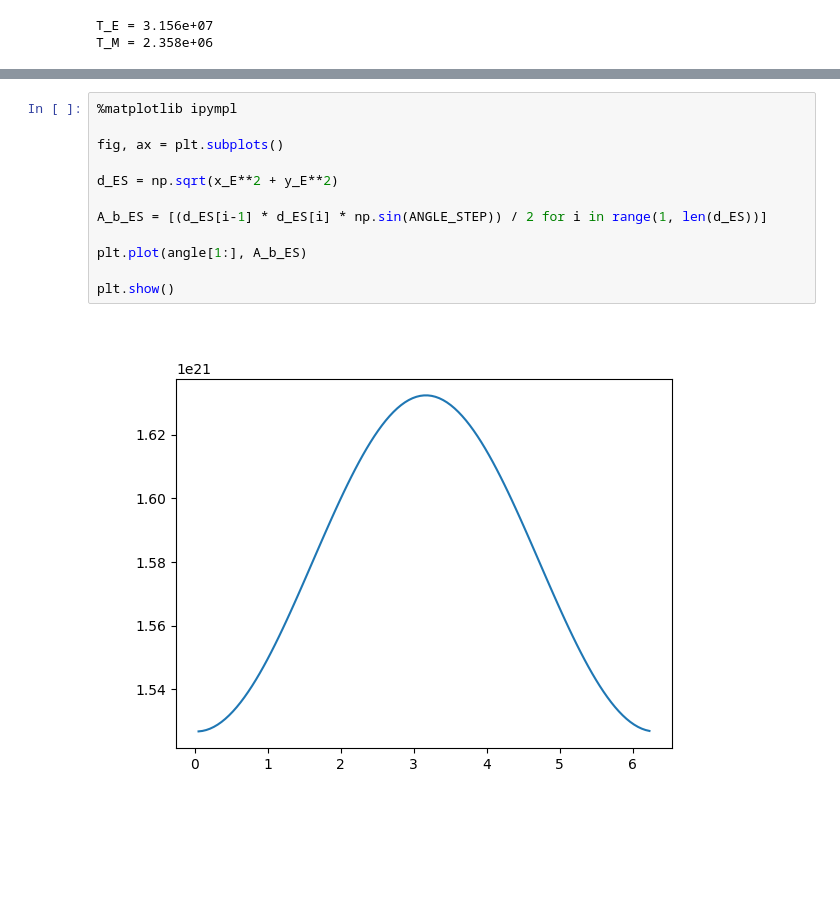
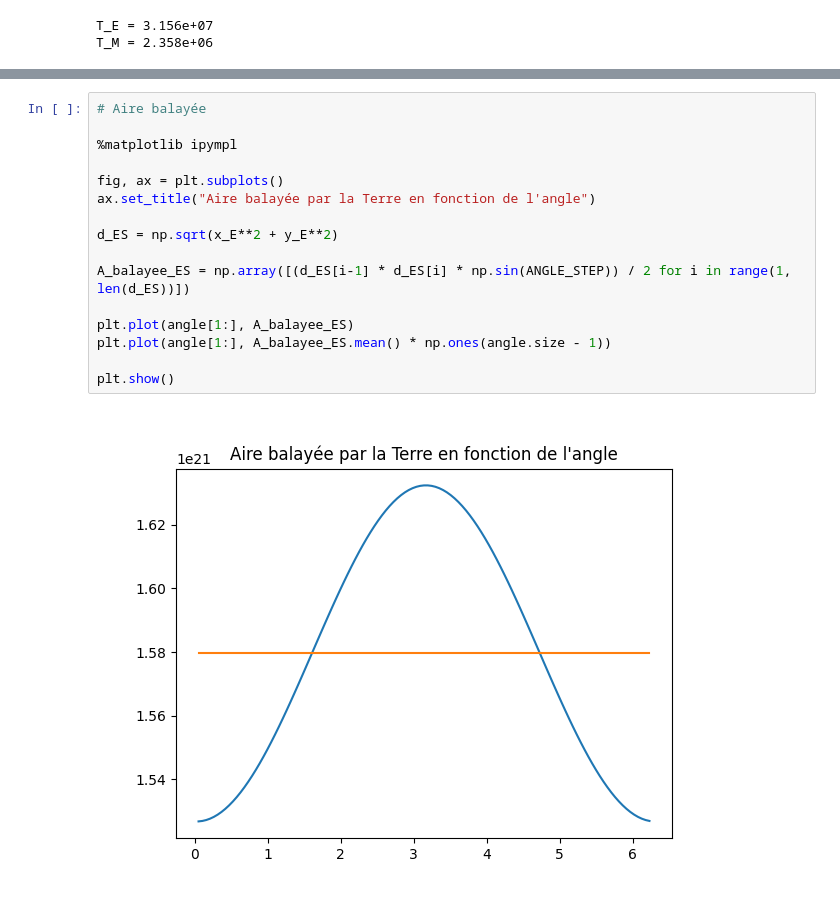
Before and after one commit to Natouche68/notebooks, a Jupyter notebook: kepler-moon.ipynb, the cells around one changed output, grey strips where cells are left out. Cells and saved outputs as stored; diff of their text form; blank space fills up the shorter version.

```diff
--- a/kepler-moon.ipynb
+++ b/kepler-moon.ipynb
@@ -191,16 +196,20 @@ HTML(anim.to_html5_video())
 # %% [output]
 [interactive output not drawn]
 # %%
+# Aire balayée
+
 %matplotlib ipympl
 
 fig, ax = plt.subplots()
+ax.set_title("Aire balayée par la Terre en fonction de l'angle")
 
 d_ES = np.sqrt(x_E**2 + y_E**2)
 
-A_b_ES = [(d_ES[i-1] * d_ES[i] * np.sin(ANGLE_STEP)) / 2 for i in range(1, len(d_ES))]
+A_balayee_ES = np.array([(d_ES[i-1] * d_ES[i] * np.sin(ANGLE_STEP)) / 2 for i in range(1, len(d_ES))])
 
-plt.plot(angle[1:], A_b_ES)
+plt.plot(angle[1:], A_balayee_ES)
+plt.plot(angle[1:], A_balayee_ES.mean() * np.ones(angle.size - 1))
 
 plt.show()
 # %% [output]
-[figure, old version]
+[figure, new version]
```
Also changed, not shown: parts of 14 cells of this notebook.
